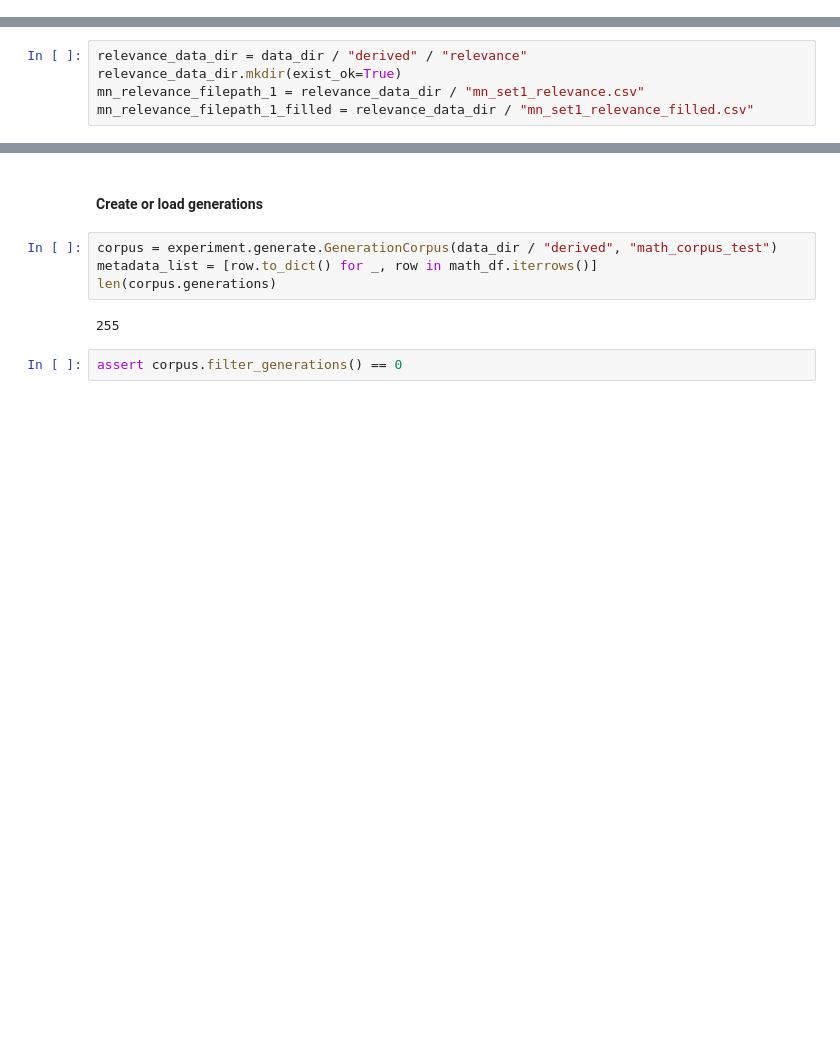
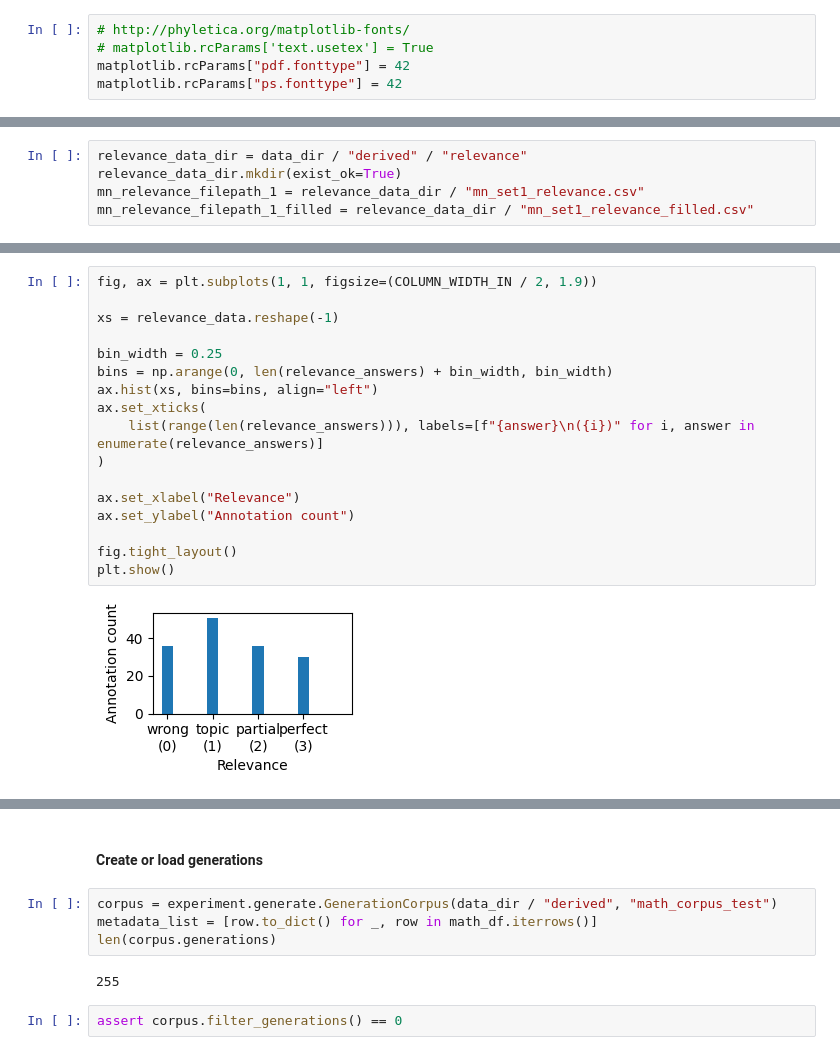
Before and after one commit to DigitalHarborFoundation/rag-for-math-qa, a Jupyter notebook: notebooks/SurveyDataAnalysis.ipynb, the cells around one changed output, grey strips where cells are left out. Saved outputs shown, nothing was run; the diff lists cells and outputs as text; blank space fills up the shorter version.

```diff
--- a/notebooks/SurveyDataAnalysis.ipynb
+++ b/notebooks/SurveyDataAnalysis.ipynb
@@ -25,6 +32,11 @@ import experiment.guidance_conditions
 import experiment.metrics
 import experiment.qualtrics
 from rag import prompt_utils, retrieval, retrieval_strategies
+# %%
+# http://phyletica.org/matplotlib-fonts/
+# matplotlib.rcParams['text.usetex'] = True
+matplotlib.rcParams["pdf.fonttype"] = 42
+matplotlib.rcParams["ps.fonttype"] = 42
 # %%
 # width of the template column in inches (points / 72)
 COLUMN_WIDTH_IN = 5.52062486111
@@ -659,0 +706,19 @@ Name: count, dtype: int64
+# %%
+fig, ax = plt.subplots(1, 1, figsize=(COLUMN_WIDTH_IN / 2, 1.9))
+
+xs = relevance_data.reshape(-1)
+
+bin_width = 0.25
+bins = np.arange(0, len(relevance_answers) + bin_width, bin_width)
+ax.hist(xs, bins=bins, align="left")
+ax.set_xticks(
+    list(range(len(relevance_answers))), labels=[f"{answer}\n({i})" for i, answer in enumerate(relevance_answers)]
+)
+
+ax.set_xlabel("Relevance")
+ax.set_ylabel("Annotation count")
+
+fig.tight_layout()
+plt.show()
+# %% [output]
+[figure, added]
```
Also changed, not shown: parts of 29 cells of this notebook, 4 other files.
